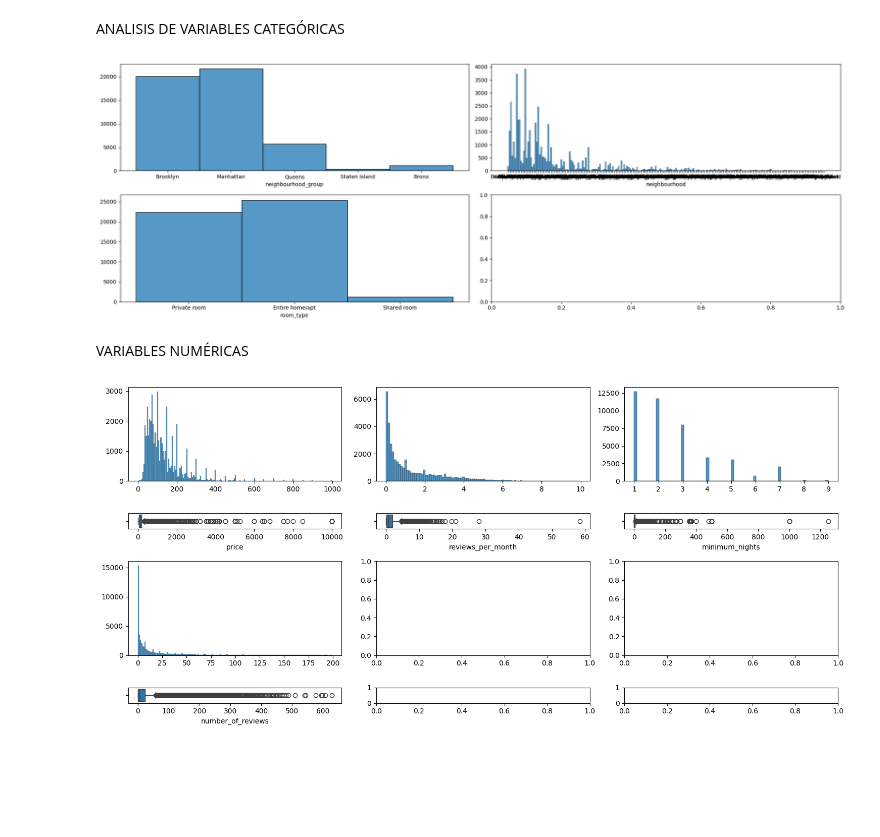
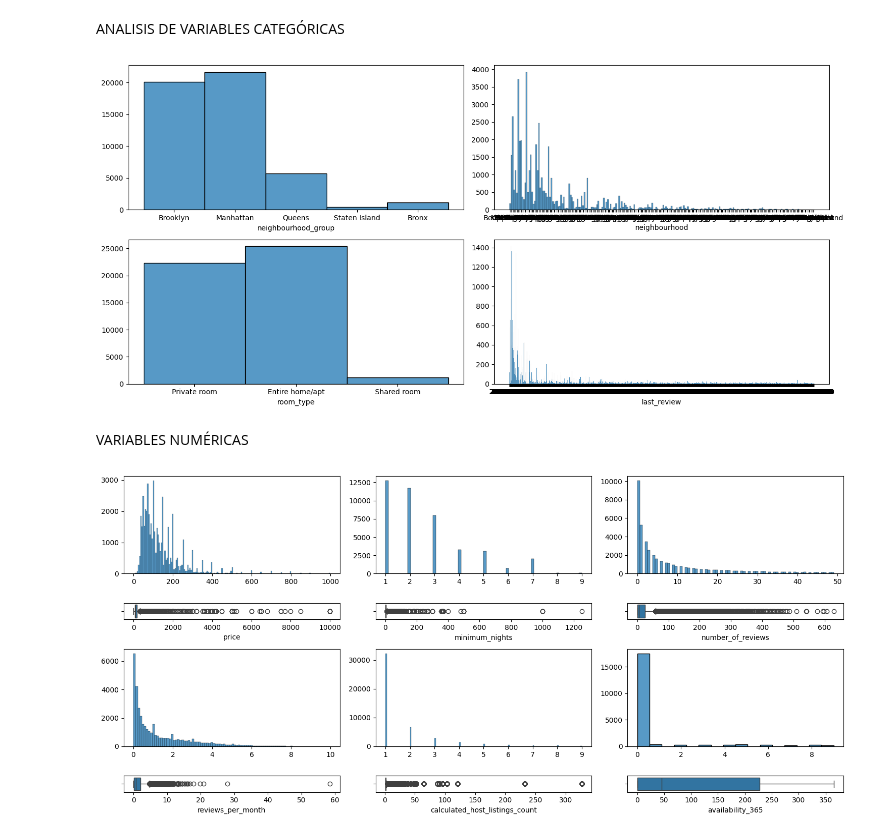
Before and after one commit to PuraCampos/machine-learning-python-template, a Jupyter notebook: src/explore.ipynb, the cells around one changed output. Drawn from its saved outputs; the diff is of its cells as text; code cells hidden in the pictures; blank space fills up the shorter version.

```diff
--- a/src/explore.ipynb
+++ b/src/explore.ipynb
@@ -86,22 +86,23 @@ ANALISIS DE VARIABLES CATEGÓRICAS
 # %%
 import matplotlib.pyplot as plt
 import seaborn as sns
-fig, axis = plt.subplots(2, 2, figsize = (20, 7))
+fig, axis = plt.subplots(2, 2, figsize = (15, 7))
 
 # Create a multiple histogram
 
 sns.histplot(ax = axis[0, 0], data = total_data, x = "neighbourhood_group").set(ylabel = None)
 sns.histplot(ax = axis[0, 1], data = total_data, x = "neighbourhood").set(ylabel = None)
 sns.histplot(ax = axis[1, 0], data = total_data, x = "room_type").set(ylabel = None)
+sns.histplot(ax = axis[1, 1], data = total_data, x = "last_review").set(ylabel = None) # preguntar como pasar valores de x a fechas o hacer zoom para ver por más recientes
 
 
 # Adjust the layout
 plt.tight_layout()
 
 # Show the plot
 plt.show()
 # %% [output]
-[figure, old version]
+[figure, new version]
 # %% [markdown]
 VARIABLES NUMÉRICAS
 # %%
@@ -111,12 +112,16 @@ fig, axis = plt.subplots(4, 3, figsize = (15, 7), gridspec_kw={'height_ratios':
 # Creating a multiple figure with histograms and box plots
 sns.histplot(ax = axis[0, 0], data = total_data[total_data['price']<1000], x = "price").set(xlabel = None,ylabel = None)
 sns.boxplot(ax = axis[1, 0], data = total_data, x = "price")
-sns.histplot(ax = axis[0, 1], data = total_data[total_data['reviews_per_month']<10], x = "reviews_per_month").set(xlabel = None, ylabel = None)
-sns.boxplot(ax = axis[1, 1], data = total_data, x = "reviews_per_month")
-sns.histplot(ax = axis[0, 2], data = total_data[total_data['minimum_nights']<10], x = "minimum_nights").set(xlabel = None, ylabel = None)
-sns.boxplot(ax = axis[1, 2], data = total_data, x = "minimum_nights")
-sns.histplot(ax = axis[2, 0], data = total_data[total_data["number_of_reviews"]<200], x = "number_of_reviews").set(xlabel = None, ylabel = None)
-sns.boxplot(ax = axis[3, 0], data = total_data, x = "number_of_reviews")
+sns.histplot(ax = axis[0, 1], data = total_data[total_data['minimum_nights']<10], x = "minimum_nights").set(xlabel = None, ylabel = None)
+sns.boxplot(ax = axis[1, 1], data = total_data, x = "minimum_nights")
+sns.histplot(ax = axis[0, 2], data = total_data[total_data["number_of_reviews"]<50], x = "number_of_reviews").set(xlabel = None, ylabel = None)
+sns.boxplot(ax = axis[1, 2], data = total_data, x = "number_of_reviews")
+sns.histplot(ax = axis[2, 0], data = total_data[total_data['reviews_per_month']<10], x = "reviews_per_month").set(xlabel = None, ylabel = None)
+sns.boxplot(ax = axis[3, 0], data = total_data, x = "reviews_per_month")
+sns.histplot(ax = axis[2, 1], data = total_data[total_data['calculated_host_listings_count']<10], x = "calculated_host_listings_count").set(xlabel = None, ylabel = None)
+sns.boxplot(ax = axis[3, 1], data = total_data, x = "calculated_host_listings_count")
+sns.histplot(ax = axis[2, 2], data = total_data[total_data["availability_365"]<10], x = "availability_365").set(xlabel = None, ylabel = None)
+sns.boxplot(ax = axis[3, 2], data = total_data, x = "availability_365")
 
 # Adjust the layout
 plt.tight_layout()
@@ -124,4 +129,4 @@ plt.tight_layout()
 # Show the plot
 plt.show()
 # %% [output]
-[figure, old version]
+[figure, new version]
```
Also changed, not shown: parts of 4 cells of this notebook.
